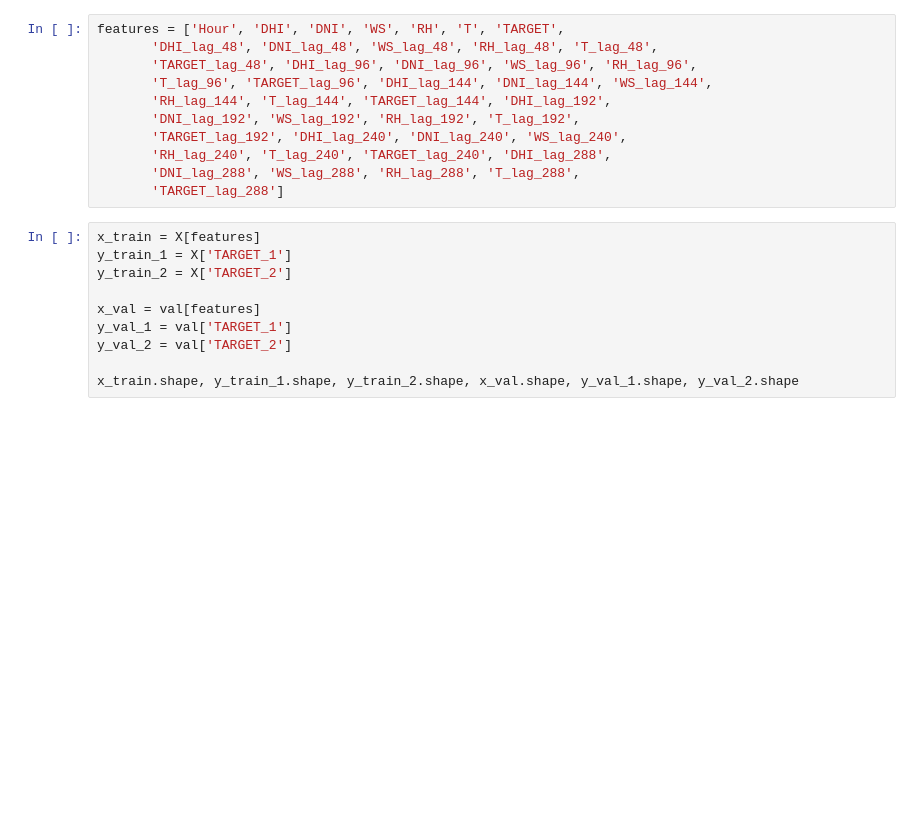
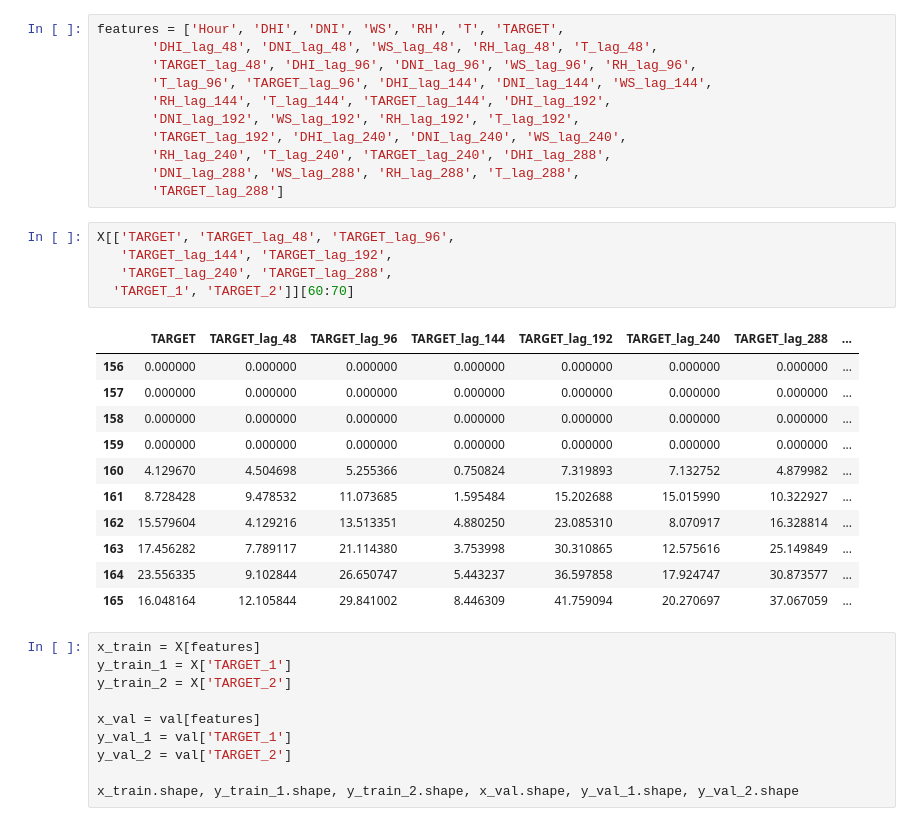
Before and after one commit to thinpig99/dacon-solarPanel, a Jupyter notebook: solarPanel_201230_shiftedModel.ipynb, the cells around one changed output. Cells and saved outputs as stored; diff of their text form; blank space fills up the shorter version.

```diff
--- a/solarPanel_201230_shiftedModel.ipynb
+++ b/solarPanel_201230_shiftedModel.ipynb
@@ -170,6 +192,23 @@ features = ['Hour', 'DHI', 'DNI', 'WS', 'RH', 'T', 'TARGET',
        'RH_lag_240', 'T_lag_240', 'TARGET_lag_240', 'DHI_lag_288',
        'DNI_lag_288', 'WS_lag_288', 'RH_lag_288', 'T_lag_288',
        'TARGET_lag_288']
+# %%
+X[['TARGET', 'TARGET_lag_48', 'TARGET_lag_96',
+   'TARGET_lag_144', 'TARGET_lag_192',
+   'TARGET_lag_240', 'TARGET_lag_288',
+  'TARGET_1', 'TARGET_2']][60:70]
+# %% [output]
+|  | TARGET | TARGET_lag_48 | TARGET_lag_96 | TARGET_lag_144 | TARGET_lag_192 | TARGET_lag_240 | TARGET_lag_288 | ... |
+| 156 | 0.000000 | 0.000000 | 0.000000 | 0.000000 | 0.000000 | 0.000000 | 0.000000 | ... |
+| 157 | 0.000000 | 0.000000 | 0.000000 | 0.000000 | 0.000000 | 0.000000 | 0.000000 | ... |
+| 158 | 0.000000 | 0.000000 | 0.000000 | 0.000000 | 0.000000 | 0.000000 | 0.000000 | ... |
+| 159 | 0.000000 | 0.000000 | 0.000000 | 0.000000 | 0.000000 | 0.000000 | 0.000000 | ... |
+| 160 | 4.129670 | 4.504698 | 5.255366 | 0.750824 | 7.319893 | 7.132752 | 4.879982 | ... |
+| 161 | 8.728428 | 9.478532 | 11.073685 | 1.595484 | 15.202688 | 15.015990 | 10.322927 | ... |
+| 162 | 15.579604 | 4.129216 | 13.513351 | 4.880250 | 23.085310 | 8.070917 | 16.328814 | ... |
+| 163 | 17.456282 | 7.789117 | 21.114380 | 3.753998 | 30.310865 | 12.575616 | 25.149849 | ... |
+| 164 | 23.556335 | 9.102844 | 26.650747 | 5.443237 | 36.597858 | 17.924747 | 30.873577 | ... |
+| 165 | 16.048164 | 12.105844 | 29.841002 | 8.446309 | 41.759094 | 20.270697 | 37.067059 | ... |
 # %%
 x_train = X[features]
 y_train_1 = X['TARGET_1']
```
Also changed, not shown: parts of 3 cells of this notebook, 6 other files.
